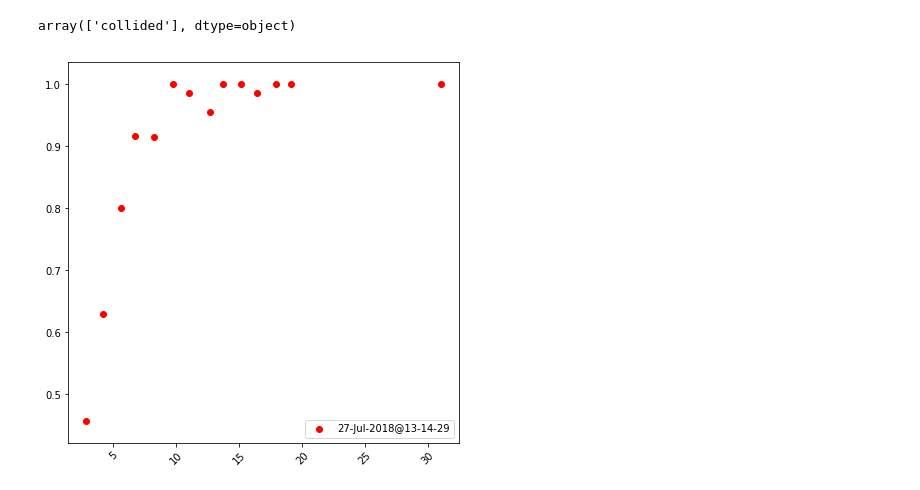
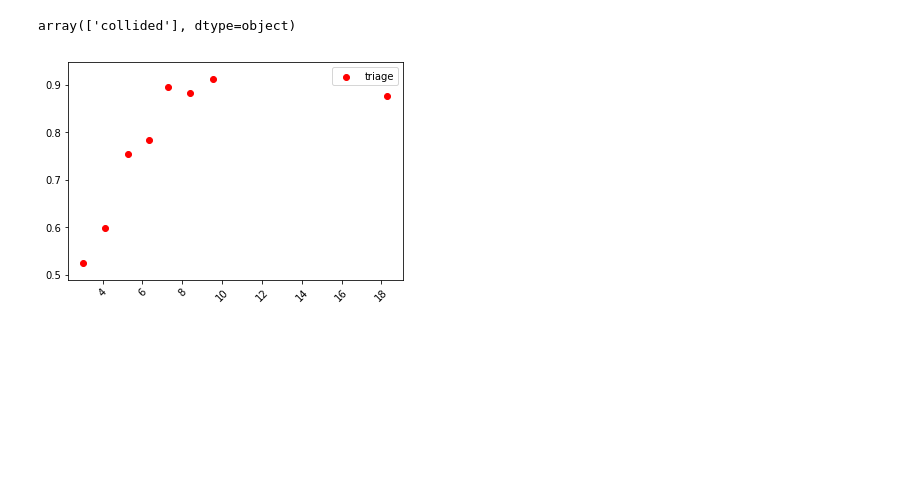
Before and after one commit to edublancas/yass-private, a Jupyter notebook: nnet/triage-evaluation.ipynb, the cells around one changed output. Drawn from its saved outputs; the diff is of its cells as text; code cells hidden in the pictures; blank space fills up the shorter version.

```diff
--- a/nnet/triage-evaluation.ipynb
+++ b/nnet/triage-evaluation.ipynb
@@ -166,7 +172,8 @@ dataset = Dataset.make(2, templates,
                        make_spatially_misaligned=False,
                        make_temporally_misaligned=False,
                        make_collided=True,
-                       make_noise=False)
+                       make_noise=False,
+                       return_metadata=True)
 # %%
 from_templates = dataset.get_kind('from templates').data_noisy
 collided = dataset.get_kind('collided').data_noisy
@@ -198,0 +193,12 @@ plot.grid_from_array([_.data_clean, _.data_noisy],
+# %%
+_ = util.make_collided(dataset.get_kind('from templates').data_clean,
+                       n_per_spike=1, multi_channel=True,
+                       return_metadata=True)
+
+collided = util.add_noise(_.array, dataset.spatial_sig,
+                          dataset.temporal_sig)
+collided_metadata = _.metadata
+# %%
+preds = predict(collided[:, :, :, np.newaxis], model.predict_proba)
+labels = ['P(clean)={} shift={}'.format(p, s)
+          for p, s in zip(preds, collided_metadata['shift'])]
@@ -206,7 +248,11 @@ def process_group(group_id, group, predict_function, metric_fn):
     wfs = np.stack(group.waveform.values, axis=0)
 
     # make predictions
-    preds = predict_function(wfs)
+    try:
+        preds = predict_function(wfs)
+    except:
+        # keras
+        preds = np.squeeze(predict_function(wfs[:, :, :, np.newaxis]))
 
     # compute metric
     metric = metric_fn(preds, group)
@@ -261,13 +307,13 @@ def prop(preds, group):
 # %%
 x, y = compute_per_group(df,
                          'amplitude_group',
-                         model.predict, prop)
+                         model.predict_classes, prop)
 
 # plot results
-_ = plt.scatter(x, y, color='r',
-                label=model.model_name)
+# label=model.model_name
+_ = plt.scatter(x, y, color='r', label='triage')
 
 _ = plt.legend()
 _ = plt.xticks(rotation=45)
 # %% [output]
-[figure, old version]
+[figure, new version]
```
Also changed, not shown: parts of 17 cells of this notebook, 3 other files.
